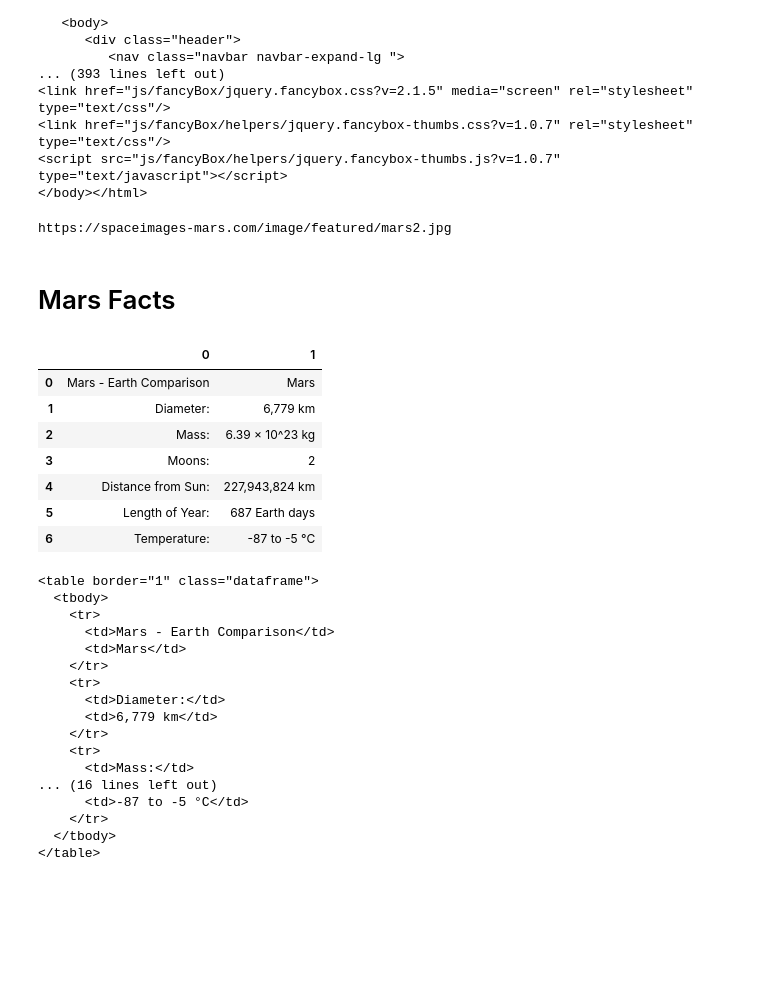
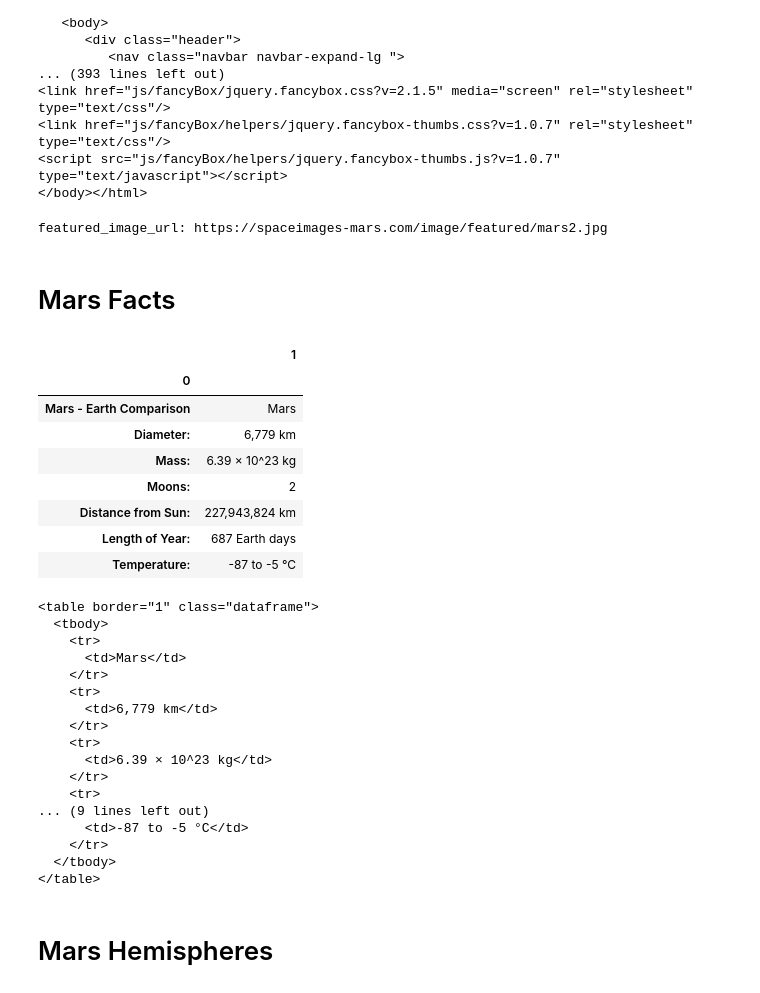
Before and after one commit to szig97/web-scraping-challenge, a Jupyter notebook: Missions_to_Mars/mission_to_mars.ipynb, the cells around one changed output. Drawn from its saved outputs; the diff is of its cells as text; code cells hidden in the pictures; blank space fills up the shorter version.

Commit message:
formatting dataframe and adding mars hemisphere header

```diff
--- a/Missions_to_Mars/mission_to_mars.ipynb
+++ b/Missions_to_Mars/mission_to_mars.ipynb
@@ -92,9 +92,9 @@ print(image_soup)
 #Print Image URL
 image = image_soup.find("img", class_="headerimage fade-in")["src"]
 featured_image_url = "https://spaceimages-mars.com/" + image
-print(featured_image_url)
+print(f"featured_image_url: {featured_image_url}")
 # %% [output]
-https://spaceimages-mars.com/image/featured/mars2.jpg
+featured_image_url: https://spaceimages-mars.com/image/featured/mars2.jpg
 # %% [markdown]
 # Mars Facts
 # %%
@@ -104,19 +104,21 @@ browser.visit(facts_url)
 # %%
 #Create DataFrame
 mars_facts =pd.read_html(facts_url)
 mars_facts_df = pd.DataFrame(mars_facts[0])
 mars_facts_df = mars_facts_df.drop(columns = [2])
+mars_facts_df = mars_facts_df.set_index(0)
 
 mars_facts_df
 # %% [output]
-|  | 0 | 1 |
-| 0 | Mars - Earth Comparison | Mars |
-| 1 | Diameter: | 6,779 km |
-| 2 | Mass: | 6.39 × 10^23 kg |
-| 3 | Moons: | 2 |
-| 4 | Distance from Sun: | 227,943,824 km |
-| 5 | Length of Year: | 687 Earth days |
-| 6 | Temperature: | -87 to -5 °C |
+|  | 1 |
+| 0 |  |
+| Mars - Earth Comparison | Mars |
+| Diameter: | 6,779 km |
+| Mass: | 6.39 × 10^23 kg |
+| Moons: | 2 |
+| Distance from Sun: | 227,943,824 km |
+| Length of Year: | 687 Earth days |
+| Temperature: | -87 to -5 °C |
 # %%
 #Create html file
 mars_facts_html = mars_facts_df.to_html(header=False, index=False)
@@ -125,17 +127,19 @@ print(mars_facts_html)
 <table border="1" class="dataframe">
   <tbody>
     <tr>
-      <td>Mars - Earth Comparison</td>
       <td>Mars</td>
     </tr>
     <tr>
-      <td>Diameter:</td>
       <td>6,779 km</td>
     </tr>
     <tr>
-      <td>Mass:</td>
-... (16 lines left out)
+      <td>6.39 × 10^23 kg</td>
+    </tr>
+    <tr>
+... (9 lines left out)
       <td>-87 to -5 °C</td>
     </tr>
   </tbody>
 </table>
+# %% [markdown]
+# Mars Hemispheres
```
Also changed, not shown: parts of 1 cell of this notebook.
